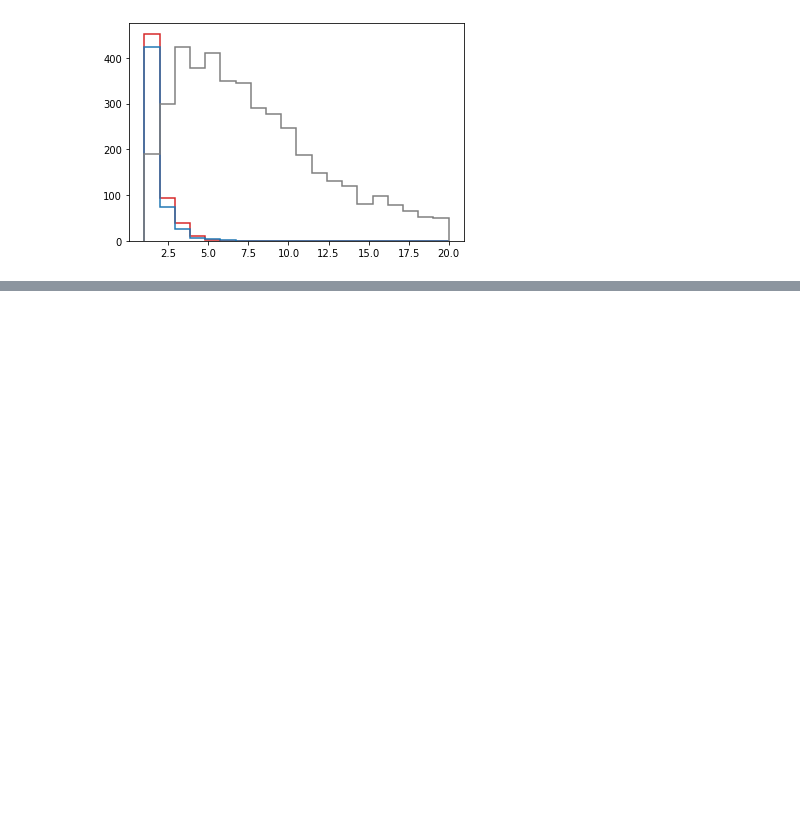
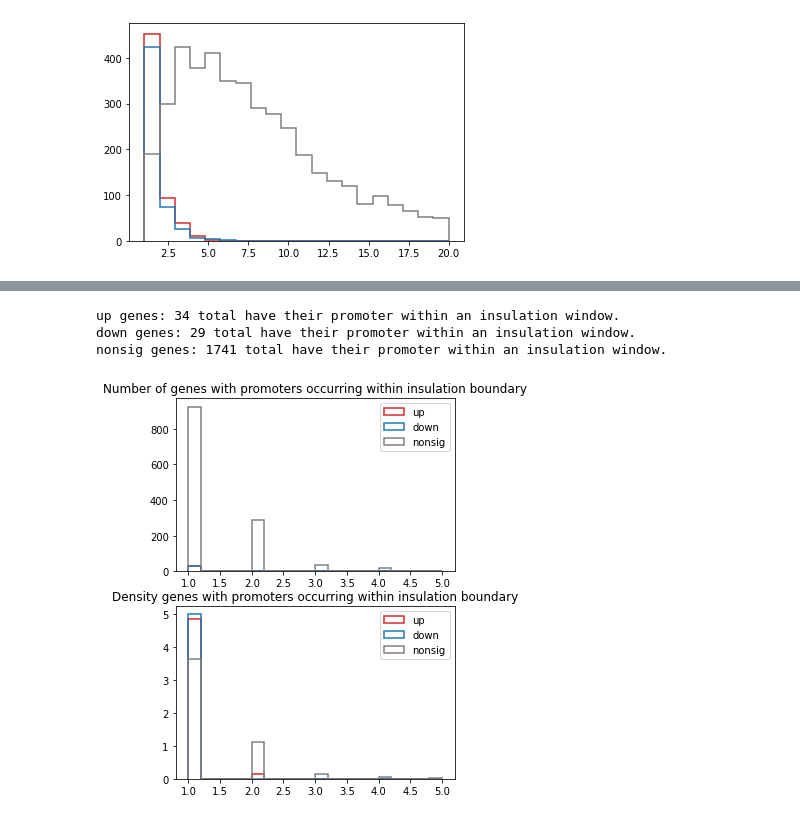
Before and after one commit to Bozhie/transcription_3Dfolding, a Jupyter notebook: transcription_3dfolding/transcription_data_analysis/20221016_dNipBL_proximal_enhancers.ipynb, the cells around one changed output, grey strips where cells are left out. Saved outputs shown, nothing was run; the diff lists cells and outputs as text; code cells hidden in the pictures; blank space fills up the shorter version.

```diff
--- a/transcription_3dfolding/transcription_data_analysis/20221016_dNipBL_proximal_enhancers.ipynb
+++ b/transcription_3dfolding/transcription_data_analysis/20221016_dNipBL_proximal_enhancers.ipynb
@@ -224,0 +272,4 @@ for cat, col in category_colors.items():
+# %%
+# Using the tad windows to re-create the insulation_boundary windows by performing inverse operation
+chrom_sizes = flt.extract_chrom_sizes_from_insulation(insulation_table)
+insulation_windows = flt.windows_from_boundaries(tad_df, chrom_sizes)
@@ -224,0 +285,44 @@ for cat, col in category_colors.items():
+# %%
+fig, (ax1, ax2)= plt.subplots(2, 1, figsize=(5, 7))
+agg_key='DE_status'
+category_colors={"up": 'tab:red',
+                 "down": 'tab:blue',
+                 "nonsig": 'tab:gray'}
+val_range=(1,5)
+bins=20
+
+df = day1_res_df.copy()
+for cat, col in category_colors.items():
+
+    cat_ix = np.where(df[agg_key] == cat)
+
+    counts = bf.count_overlaps(insulation_windows, df.iloc[cat_ix])['count']
+    print('{} genes: {} total have their promoter within an insulation window.'.
+          format(cat, counts.sum()))
+
+    ax1.hist(counts,
+            bins=bins,
+            range=val_range,
+            density=False,
+            histtype='step',
+            lw=1.5,
+            label=cat,
+            color=col)
+    ax1.set_title('Number of genes with promoters occurring within insulation boundary')
+    ax1.legend()
+
+    ax2.hist(counts,
+            bins=bins,
+            range=val_range,
+            density=True,
+            histtype='step',
+            lw=1.5,
+            label=cat,
+            color=col)
+    ax2.set_title('Density genes with promoters occurring within insulation boundary')
+    ax2.legend()
+# %% [output]
+up genes: 34 total have their promoter within an insulation window.
+down genes: 29 total have their promoter within an insulation window.
+nonsig genes: 1741 total have their promoter within an insulation window.
+[figure, added]
```
Also changed, not shown: parts of 11 cells of this notebook.
